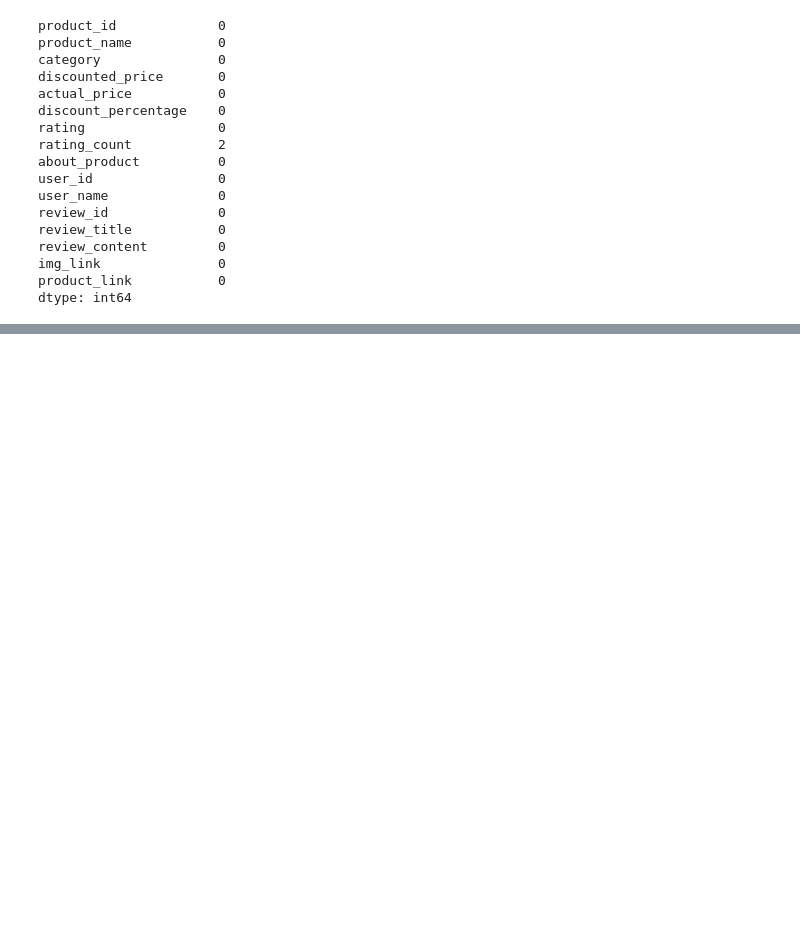
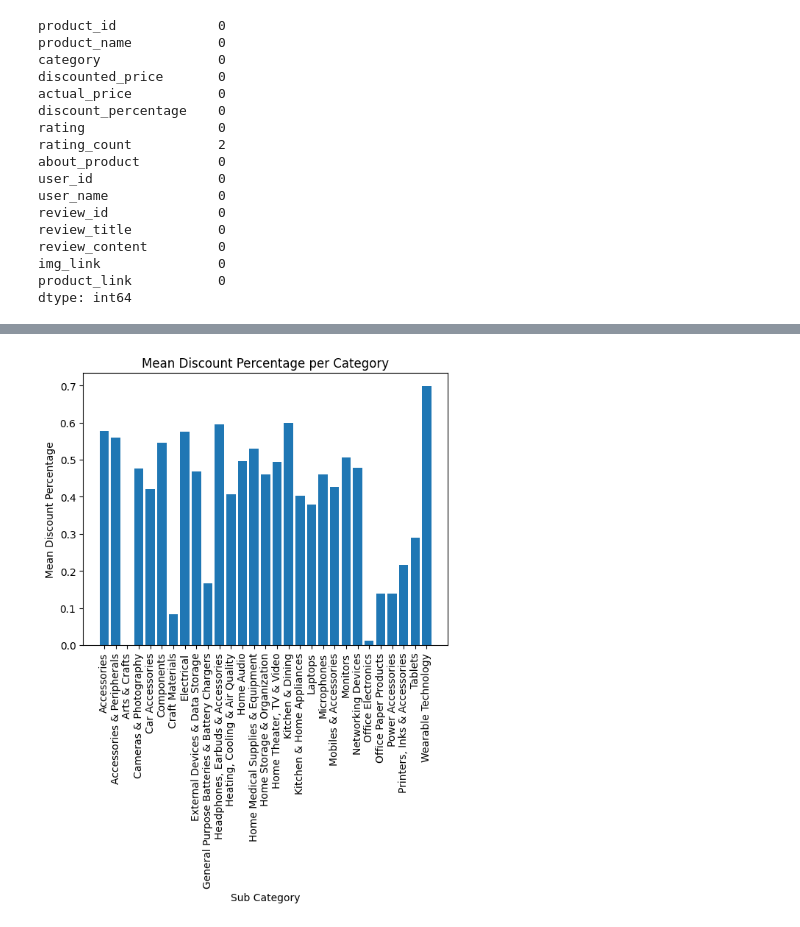
Before and after one commit to ninapeak10/Intro-to-Data-Science, a Jupyter notebook: PeakFinalProject.ipynb, the cells around one changed output, grey strips where cells are left out. Drawn from its saved outputs; the diff is of its cells as text; code cells hidden in the pictures; blank space fills up the shorter version.

```diff
--- a/PeakFinalProject.ipynb
+++ b/PeakFinalProject.ipynb
@@ -41,0 +296,4 @@ dtype: int64
+# %%
+data['discount_percentage']=data['discount_percentage'].str.replace('%','').astype('float64')
+data['discount_percentage']=data['discount_percentage']/100
+data['discount_percentage']
@@ -41,0 +313,11 @@ dtype: int64
+# %%
+discount_per_category = data.groupby('category_2')['discount_percentage'].mean()
+
+plt.bar(discount_per_category.index, discount_per_category.values)
+plt.xlabel('Sub Category')
+plt.ylabel('Mean Discount Percentage')
+plt.title('Mean Discount Percentage per Category')
+plt.xticks(rotation=90)
+plt.show()
+# %% [output]
+[figure, added]
```
Also changed, not shown: parts of 23 cells of this notebook.
